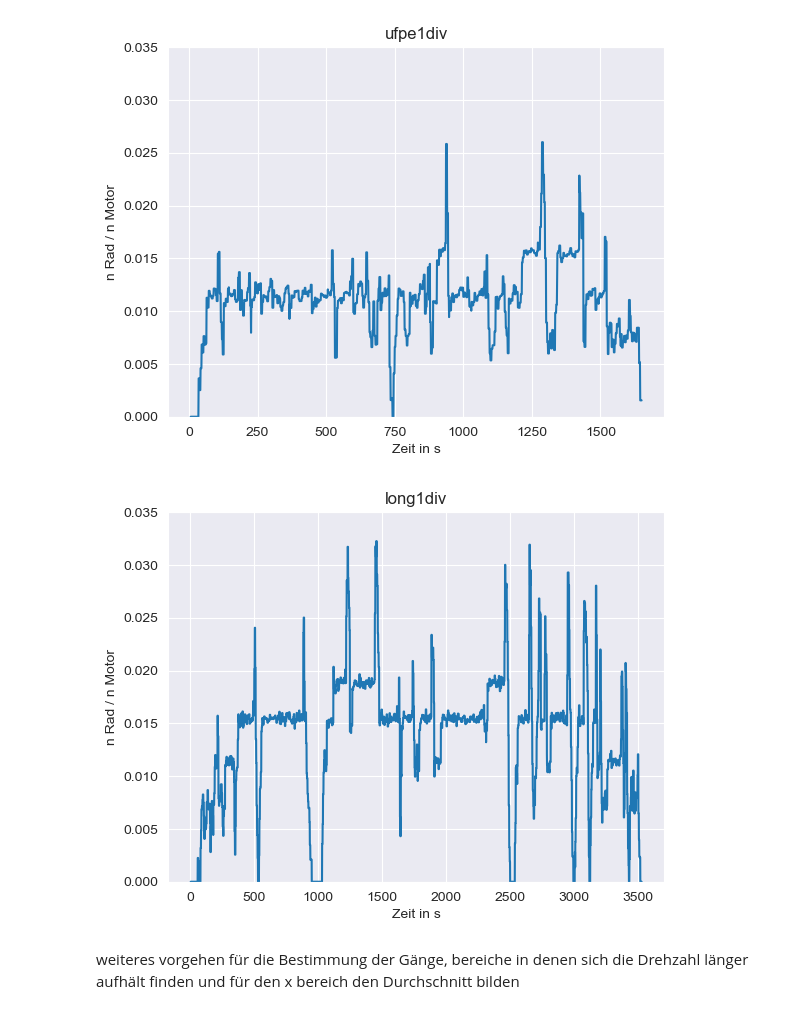
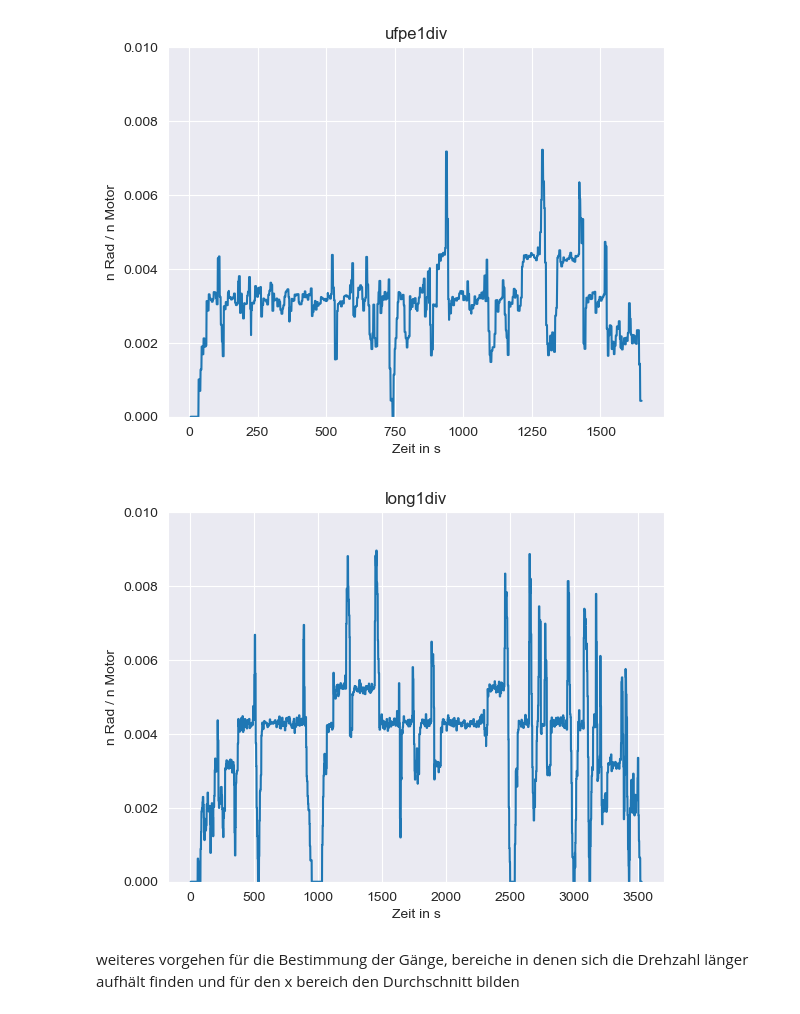
Before and after one commit to camila-duarte/verbrennungsmotoren, a Jupyter notebook: analyse/Motordrehzahl und Motordrehmoment.ipynb, the cells around one changed output. Drawn from its saved outputs; the diff is of its cells as text; code cells hidden in the pictures.

Commit message:
realised speed in data is in kmh
though before that it was in m/s

```diff
--- a/analyse/Motordrehzahl und Motordrehmoment.ipynb
+++ b/analyse/Motordrehzahl und Motordrehmoment.ipynb
@@ -22,6 +22,7 @@ data = list()  #list of pandas Dataframes
 names = list() #list of the names of the data sets
 for i in range(length):
     data.append(pd.read_csv(paths[i]))
+    data[i]["VEHICLE_SPEED ()"] = data[i]["VEHICLE_SPEED ()"]/3.6 #transformation from kmh to m/s
     names.append(paths[i][5:-4]) #Abschneiden von data/ und .csv
 # %%
 # Constants
@@ -44,7 +45,7 @@ for i in range(length):
     plt.title(names[i]+"div")
     plt.xlabel("Zeit in s")
     plt.ylabel("n Rad / n Motor")
-    plt.ylim(0, 0.035)
+    plt.ylim(0, 0.01)
     plt.savefig(graphs+"div_"+names[i]+".png")
     plt.grid(True)
     plt.show()
@@ -55,5 +56,5 @@ for i in range(length):
-[figure, old version]
+[figure, new version]
-[figure, old version]
+[figure, new version]
 # %% [markdown]
 weiteres vorgehen für die Bestimmung der Gänge, bereiche in denen sich die Drehzahl länger aufhält finden und für den x bereich den Durchschnitt bilden
 # %% [markdown]
```
Also changed, not shown: parts of 5 cells of this notebook, 11 other files.
